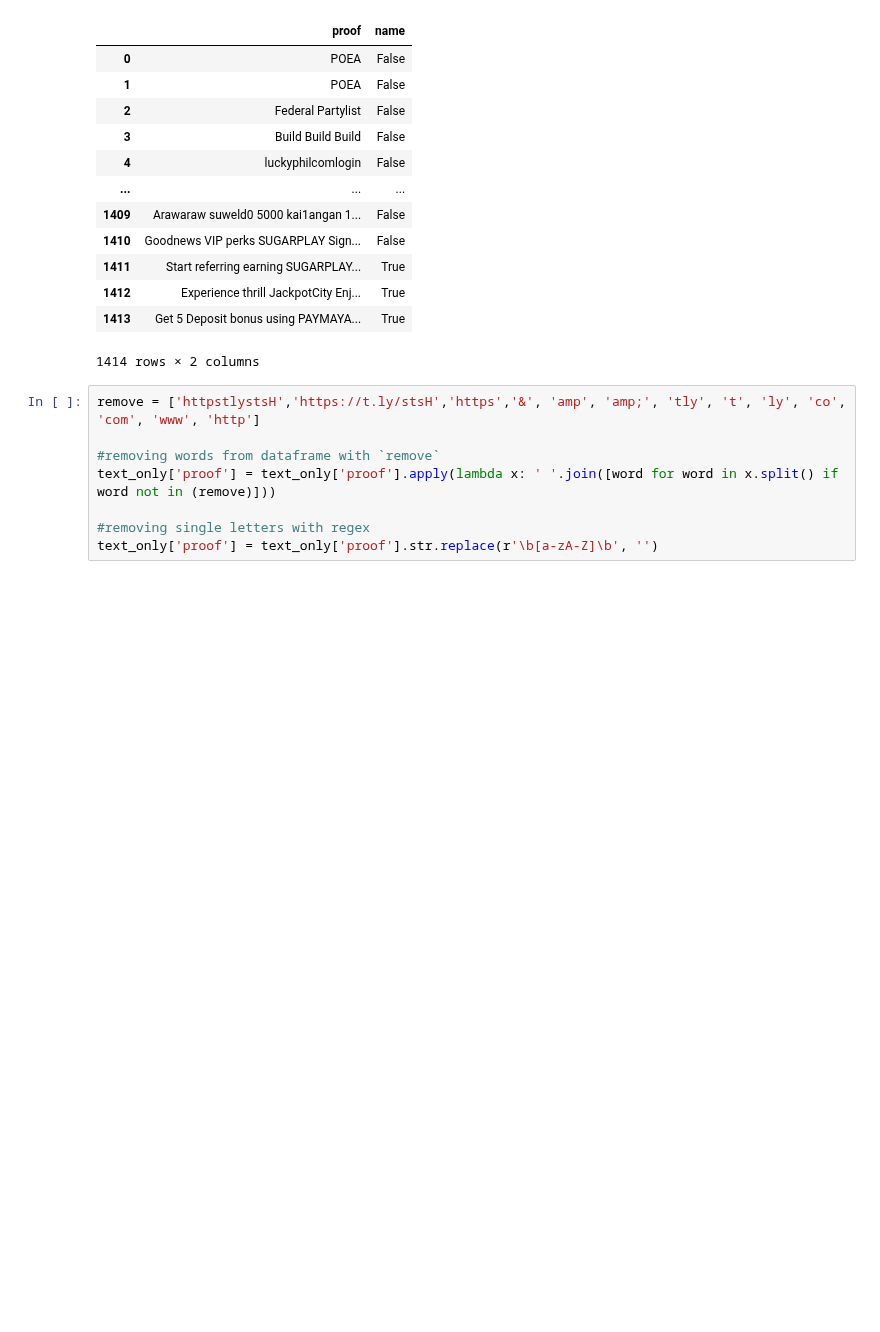
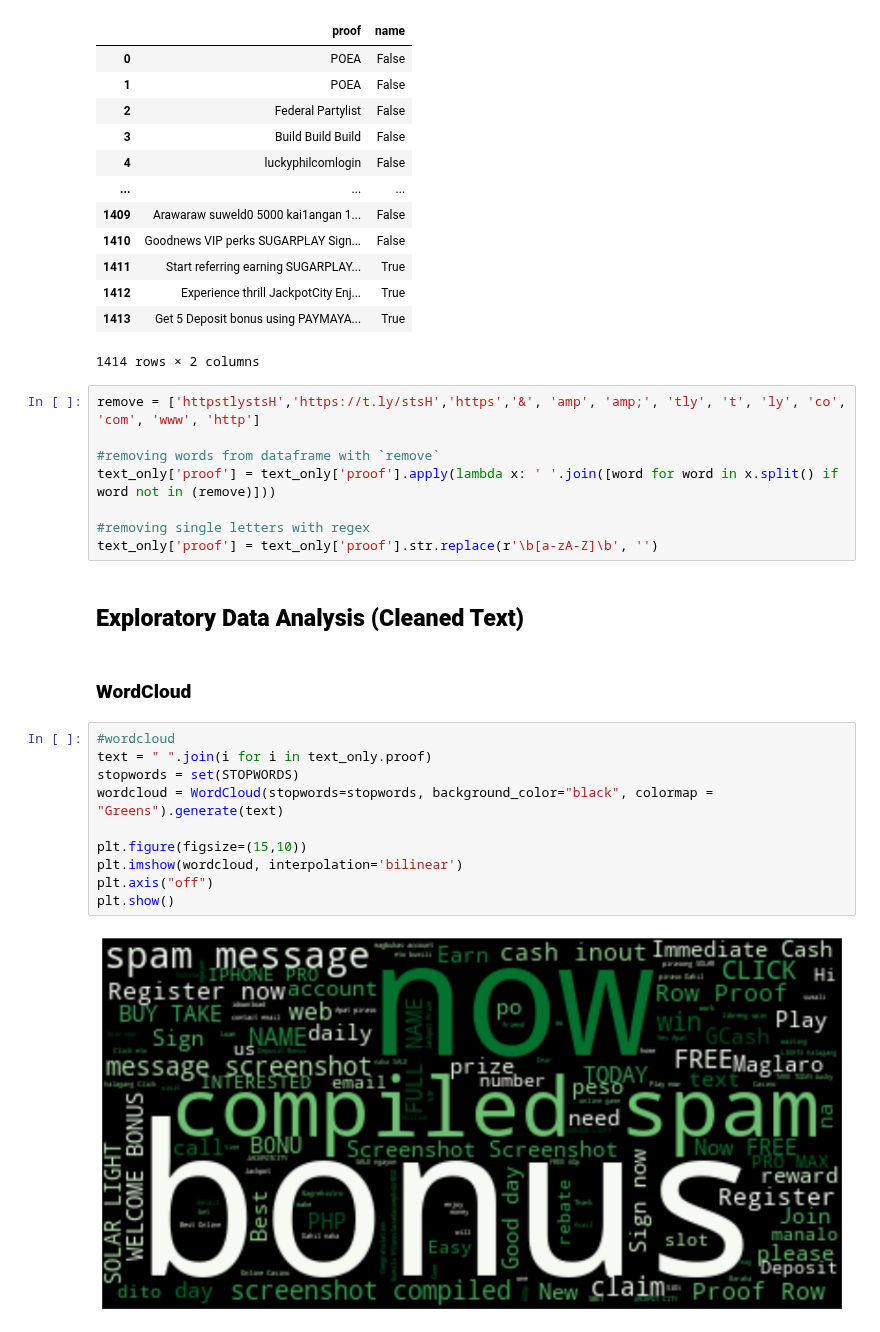
Before and after one commit to AGR-Yes/ScamMessagesPhilippines, a Jupyter notebook: PhilippineSpamSMS_Phase_2.ipynb, the cells around one changed output. Drawn from its saved outputs; the diff is of its cells as text; blank space fills up the shorter version.

```diff
--- a/PhilippineSpamSMS_Phase_2.ipynb
+++ b/PhilippineSpamSMS_Phase_2.ipynb
@@ -303,3 +298,19 @@ text_only['proof'] = text_only['proof'].apply(lambda x: ' '.join([word for word
 
 #removing single letters with regex
 text_only['proof'] = text_only['proof'].str.replace(r'\b[a-zA-Z]\b', '')
+# %% [markdown]
+## **Exploratory Data Analysis (Cleaned Text)**
+# %% [markdown]
+### **WordCloud**
+# %%
+#wordcloud
+text = " ".join(i for i in text_only.proof)
+stopwords = set(STOPWORDS)
+wordcloud = WordCloud(stopwords=stopwords, background_color="black", colormap = "Greens").generate(text)
+
+plt.figure(figsize=(15,10))
+plt.imshow(wordcloud, interpolation='bilinear')
+plt.axis("off")
+plt.show()
+# %% [output]
+[figure, added]
```
Also changed, not shown: parts of 13 cells of this notebook, 3 other files.
